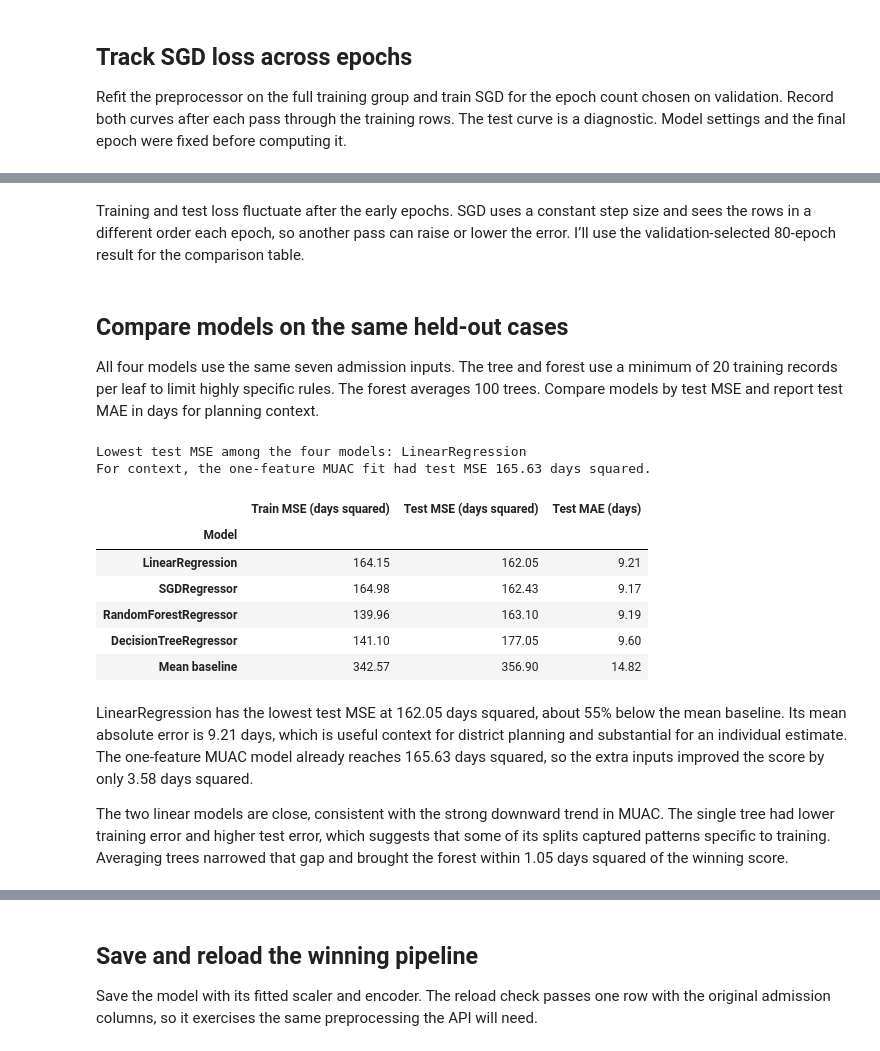
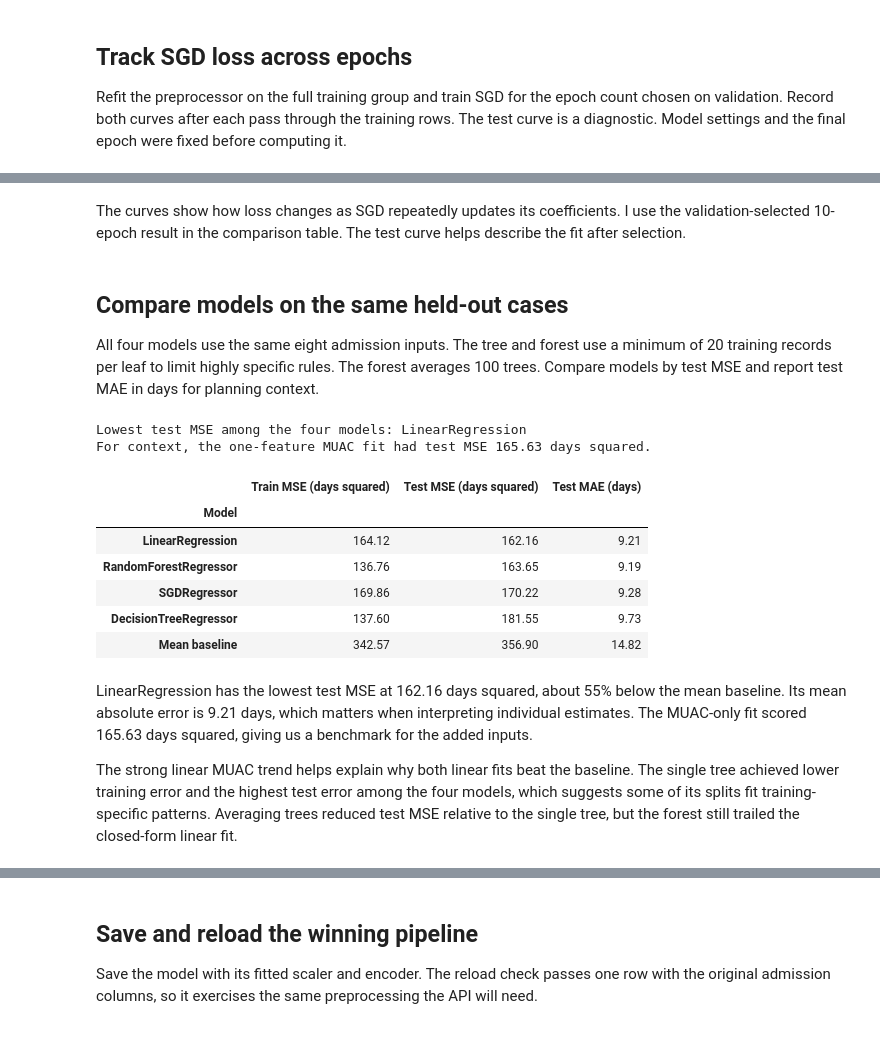
Before and after one commit to Mich-O/linear_regression_model, a Jupyter notebook: summative/linear_regression/multivariate.ipynb, the cells around one changed output, grey strips where cells are left out. Drawn from its saved outputs; the diff is of its cells as text; code cells hidden in the pictures.

```diff
--- a/summative/linear_regression/multivariate.ipynb
+++ b/summative/linear_regression/multivariate.ipynb
@@ -203,8 +205,8 @@ from sklearn.dummy import DummyRegressor
 from sklearn.metrics import mean_absolute_error, mean_squared_error
 
 baseline = DummyRegressor(strategy="mean")
-baseline.fit(train[shared_features], train[target])
-baseline_train_predictions = baseline.predict(train[shared_features])
+baseline.fit(train[model_features], train[target])
+baseline_train_predictions = baseline.predict(train[model_features])
 
 pd.Series({
     "Constant prediction (days)": baseline.constant_.item(),
@@ -223,21 +225,27 @@ Standardize each numeric column using its training mean and standard deviation.
 # %%
 from sklearn.compose import ColumnTransformer
+from sklearn.impute import SimpleImputer
+from sklearn.pipeline import Pipeline
 from sklearn.preprocessing import OneHotEncoder, StandardScaler
 
 
 def make_preprocessor(numeric_columns, categorical_columns):
+    numeric_pipeline = Pipeline([
+        ("impute", SimpleImputer(strategy="median")),
+        ("scale", StandardScaler()),
+    ])
     return ColumnTransformer(
         [
-            ("numeric", StandardScaler(), numeric_columns),
+            ("numeric", numeric_pipeline, numeric_columns),
             ("categorical", OneHotEncoder(handle_unknown="ignore"), categorical_columns),
         ],
         verbose_feature_names_out=False,
     )
 
 
-preview_preprocessor = make_preprocessor(numeric_features, categorical_features)
-encoded_train = preview_preprocessor.fit_transform(train[shared_features])
-print(f"{len(shared_features)} raw inputs become {encoded_train.shape[1]} model columns")
+preview_preprocessor = make_preprocessor(model_numeric_features, categorical_features)
+encoded_train = preview_preprocessor.fit_transform(train[model_features])
+print(f"{len(model_features)} raw inputs become {encoded_train.shape[1]} model columns")
 pd.DataFrame(
     encoded_train[:5],
     columns=preview_preprocessor.get_feature_names_out(),
@@ -316,9 +322,9 @@ from itertools import product
 import numpy as np
 from sklearn.linear_model import SGDRegressor
 
-sgd_preprocessor = make_preprocessor(numeric_features, categorical_features)
-fit_inputs = sgd_preprocessor.fit_transform(fit_rows[shared_features])
-validation_inputs = sgd_preprocessor.transform(validation_rows[shared_features])
+sgd_preprocessor = make_preprocessor(model_numeric_features, categorical_features)
+fit_inputs = sgd_preprocessor.fit_transform(fit_rows[model_features])
+validation_inputs = sgd_preprocessor.transform(validation_rows[model_features])
 fit_days = fit_rows[target].to_numpy()
 
 epoch_checkpoints = (10, 30, 80)
@@ -373,9 +377,9 @@ At 80 epochs and alpha 0.0001, the middle learning rate beat both the lower and
 
 Refit the preprocessor on the full training group and train SGD for the epoch count chosen on validation. Record both curves after each pass through the training rows. The test curve is a diagnostic. Model settings and the final epoch were fixed before computing it.
 # %%
-final_sgd_preprocessor = make_preprocessor(numeric_features, categorical_features)
-train_inputs = final_sgd_preprocessor.fit_transform(train[shared_features])
-test_inputs = final_sgd_preprocessor.transform(test[shared_features])
+final_sgd_preprocessor = make_preprocessor(model_numeric_features, categorical_features)
+train_inputs = final_sgd_preprocessor.fit_transform(train[model_features])
+test_inputs = final_sgd_preprocessor.transform(test[model_features])
 train_days = train[target].to_numpy()
 test_days = test[target].to_numpy()
 
@@ -411,9 +415,9 @@ Epoch 80: train MSE 164.98, test MSE 162.43
 # %% [markdown]
-Training and test loss fluctuate after the early epochs. SGD uses a constant step size and sees the rows in a different order each epoch, so another pass can raise or lower the error. I’ll use the validation-selected 80-epoch result for the comparison table.
+The curves show how loss changes as SGD repeatedly updates its coefficients. I use the validation-selected 10-epoch result in the comparison table. The test curve helps describe the fit after selection.
 # %% [markdown]
 ## Compare models on the same held-out cases
 
-All four models use the same seven admission inputs. The tree and forest use a minimum of 20 training records per leaf to limit highly specific rules. The forest averages 100 trees. Compare models by test MSE and report test MAE in days for planning context.
+All four models use the same eight admission inputs. The tree and forest use a minimum of 20 training records per leaf to limit highly specific rules. The forest averages 100 trees. Compare models by test MSE and report test MAE in days for planning context.
 # %%
 from sklearn.ensemble import RandomForestRegressor
 from sklearn.tree import DecisionTreeRegressor
@@ -423,43 +427,43 @@ for estimator in (
     LinearRegression(),
     DecisionTreeRegressor(min_samples_leaf=20, random_state=seed),
     RandomForestRegressor(n_estimators=100, min_samples_leaf=20, random_state=seed, n_jobs=-1),
 ):
     pipeline = Pipeline([
-        ("preprocessing", make_preprocessor(numeric_features, categorical_features)),
+        ("preprocessing", make_preprocessor(model_numeric_features, categorical_features)),
         ("regression", estimator),
     ])
-    models[type(estimator).__name__] = pipeline.fit(train[shared_features], train[target])
+    models[type(estimator).__name__] = pipeline.fit(train[model_features], train[target])
 
 scores = []
 for name, model in {"Mean baseline": baseline, **models}.items():
-    train_prediction = model.predict(train[shared_features])
-    test_prediction = model.predict(test[shared_features])
+    train_prediction = model.predict(train[model_features])
+    test_prediction = model.predict(test[model_features])
     scores.append({
         "Model": name,
         "Train MSE (days squared)": mean_squared_error(train[target], train_prediction),
         "Test MSE (days squared)": mean_squared_error(test[target], test_prediction),
         "Test MAE (days)": mean_absolute_error(test[target], test_prediction),
     })
 
 model_scores = pd.DataFrame(scores).set_index("Model")
 winner_name = model_scores.loc[list(models), "Test MSE (days squared)"].idxmin()
 winning_pipeline = models[winner_name]
 print(f"Lowest test MSE among the four models: {winner_name}")
 
 muac_test_mse = mean_squared_error(test[target], muac_model.predict(test[["adm_muac"]]))
 print(f"For context, the one-feature MUAC fit had test MSE {muac_test_mse:.2f} days squared.")
 model_scores.sort_values("Test MSE (days squared)").round(2)
 # %% [output]
 Lowest test MSE among the four models: LinearRegression
 For context, the one-feature MUAC fit had test MSE 165.63 days squared.
 |  | Train MSE (days squared) | Test MSE (days squared) | Test MAE (days) |
 | Model |  |  |  |
-| LinearRegression | 164.15 | 162.05 | 9.21 |
-| SGDRegressor | 164.98 | 162.43 | 9.17 |
-| RandomForestRegressor | 139.96 | 163.10 | 9.19 |
-| DecisionTreeRegressor | 141.10 | 177.05 | 9.60 |
+| LinearRegression | 164.12 | 162.16 | 9.21 |
+| RandomForestRegressor | 136.76 | 163.65 | 9.19 |
+| SGDRegressor | 169.86 | 170.22 | 9.28 |
+| DecisionTreeRegressor | 137.60 | 181.55 | 9.73 |
 | Mean baseline | 342.57 | 356.90 | 14.82 |
 # %% [markdown]
-LinearRegression has the lowest test MSE at 162.05 days squared, about 55% below the mean baseline. Its mean absolute error is 9.21 days, which is useful context for district planning and substantial for an individual estimate. The one-feature MUAC model already reaches 165.63 days squared, so the extra inputs improved the score by only 3.58 days squared.
+LinearRegression has the lowest test MSE at 162.16 days squared, about 55% below the mean baseline. Its mean absolute error is 9.21 days, which matters when interpreting individual estimates. The MUAC-only fit scored 165.63 days squared, giving us a benchmark for the added inputs.
 
-The two linear models are close, consistent with the strong downward trend in MUAC. The single tree had lower training error and higher test error, which suggests that some of its splits captured patterns specific to training. Averaging trees narrowed that gap and brought the forest within 1.05 days squared of the winning score.
+The strong linear MUAC trend helps explain why both linear fits beat the baseline. The single tree achieved lower training error and the highest test error among the four models, which suggests some of its splits fit training-specific patterns. Averaging trees reduced test MSE relative to the single tree, but the forest still trailed the closed-form linear fit.
```
Also changed, not shown: parts of 12 cells of this notebook, 1 other file.
